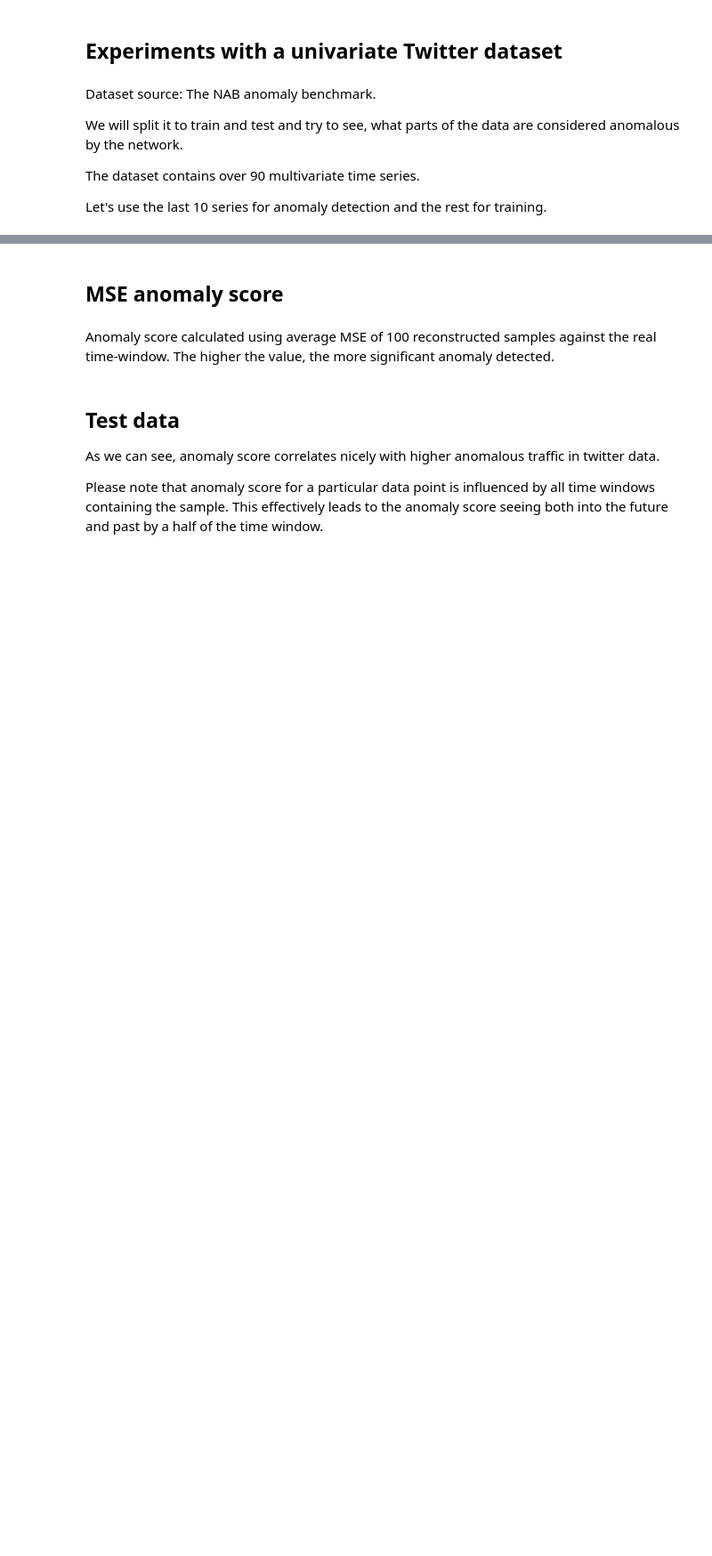
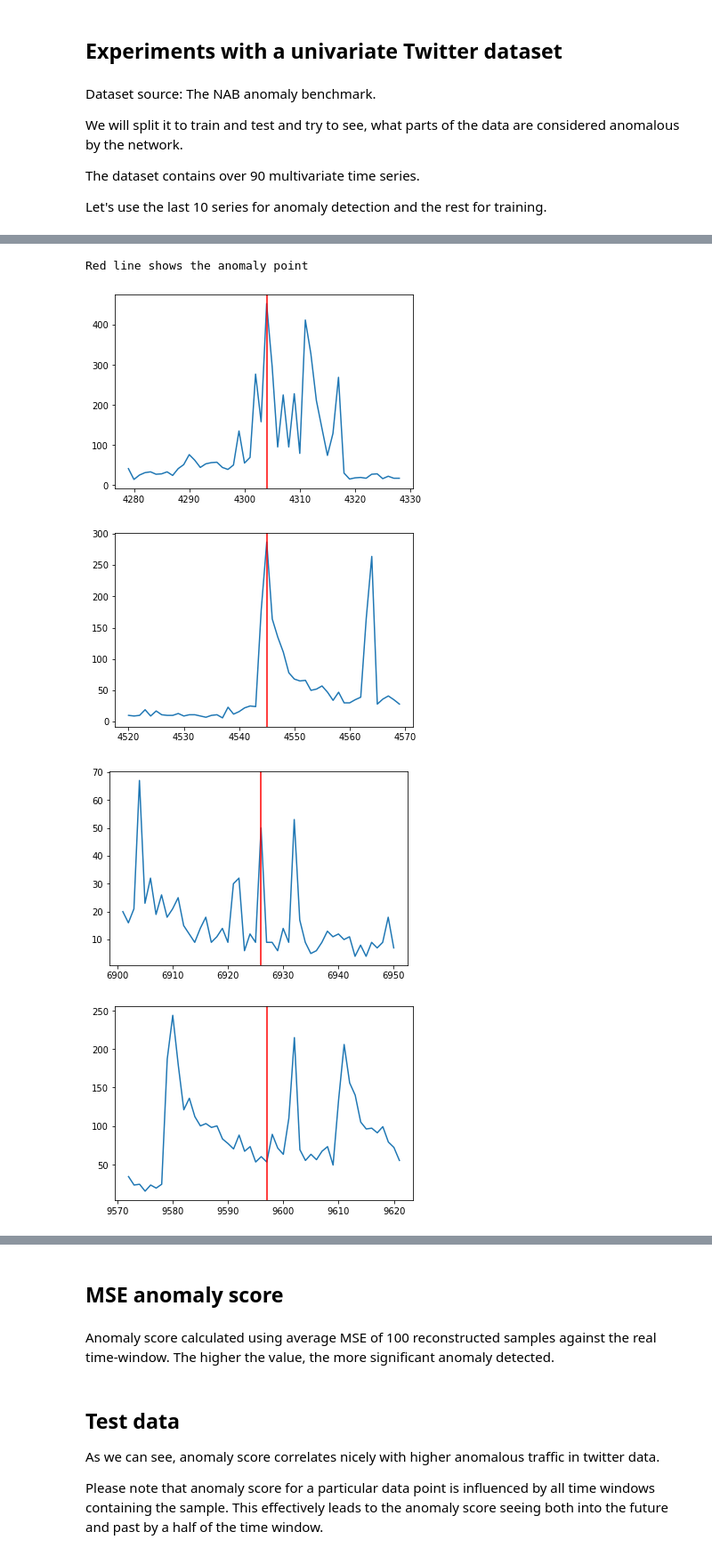
Before and after one commit to nulam/Squeezed-Convolutional-VAE-for-anomaly-detection, a Jupyter notebook: time_series_anomaly_detection/univariate_twitter_data_experiments.ipynb, the cells around one changed output, grey strips where cells are left out. Shown: that part at 89% size. Saved outputs shown, nothing was run; the diff lists cells and outputs as text; code cells hidden in the pictures; blank space fills up the shorter version.

```diff
--- a/time_series_anomaly_detection/univariate_twitter_data_experiments.ipynb
+++ b/time_series_anomaly_detection/univariate_twitter_data_experiments.ipynb
@@ -16,10 +17,25 @@ We will split it to train and test and try to see, what parts of the data are co
 The dataset contains over 90 multivariate time series.
 
 Let's use the last 10 series for anomaly detection and the rest for training.
-# %%
-def load_twitter_dataset():
-    df = pd.read_csv("../datasets/nab/realTweets/realTweets/Twitter_volume_GOOG.csv").drop(columns=['timestamp'])
-    id_cols = []
-    return df, id_cols
-
-data, _ = load_twitter_dataset()
+# %%
+DATASET_FILE = "realTweets/Twitter_volume_GOOG.csv"
+# as supplied at https://github.com/numenta/NAB/blob/master/labels/combined_labels.json
+ANOMALIES_FILE = "../datasets/nab/combined_labels.json"
+# anomalies are transfered from train data to test data, this decides the space around them
+ANOMALY_CONTEXT = 50
+
+
+def load_twitter_dataset():
+    df = pd.read_csv(f"../datasets/nab/{DATASET_FILE}")
+    with open(ANOMALIES_FILE) as anomalies:
+        anomaly_timestamps = json.load(anomalies)[DATASET_FILE]
+    # as supplied at https://github.com/numenta/NAB/blob/master/labels/combined_labels.json
+    df_anomalies = df[df['timestamp'].apply(lambda x:x in anomaly_timestamps)]
+    labels = pd.Series(0, index=np.arange(len(df)))
+    labels[df_anomalies.index] = 1
+    df.drop(columns=['timestamp'],inplace=True)
+    id_cols = []
+    return df, labels, id_cols
+
+data, labels, _ = load_twitter_dataset()
+data['anomaly'] = labels
@@ -26 +54,13 @@ data, _ = load_twitter_dataset()
+# %%
+print("Red line shows the anomaly point")
+for index in labels[labels==1].index:
+    plt.plot(data['value'][index-25:index+25])
+    plt.axvline(index, color='red')
+    plt.show()
+# %% [output]
+Red line shows the anomaly point
+[figure, added]
+[figure, added]
+[figure, added]
+[figure, added]
 # %%
```
Also changed, not shown: parts of 8 cells of this notebook.
